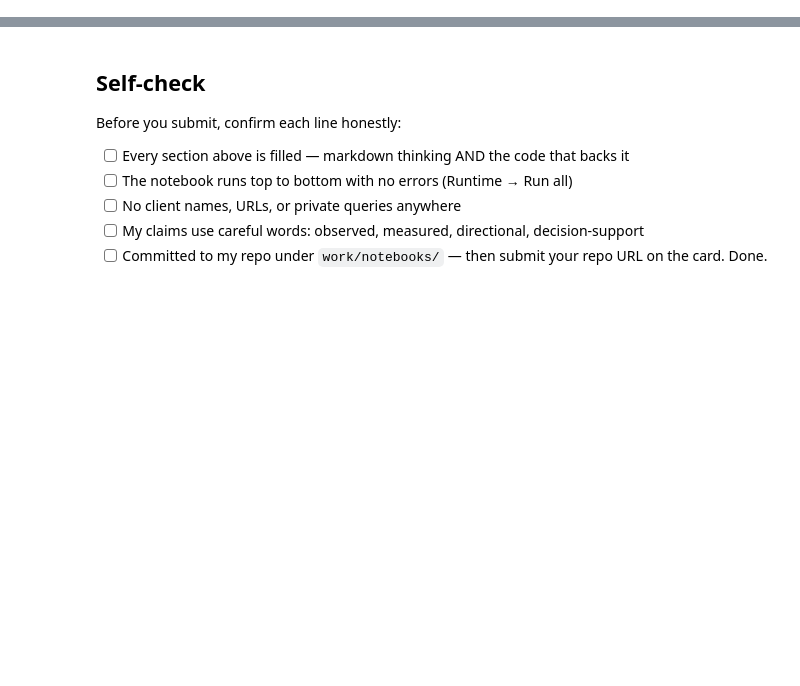
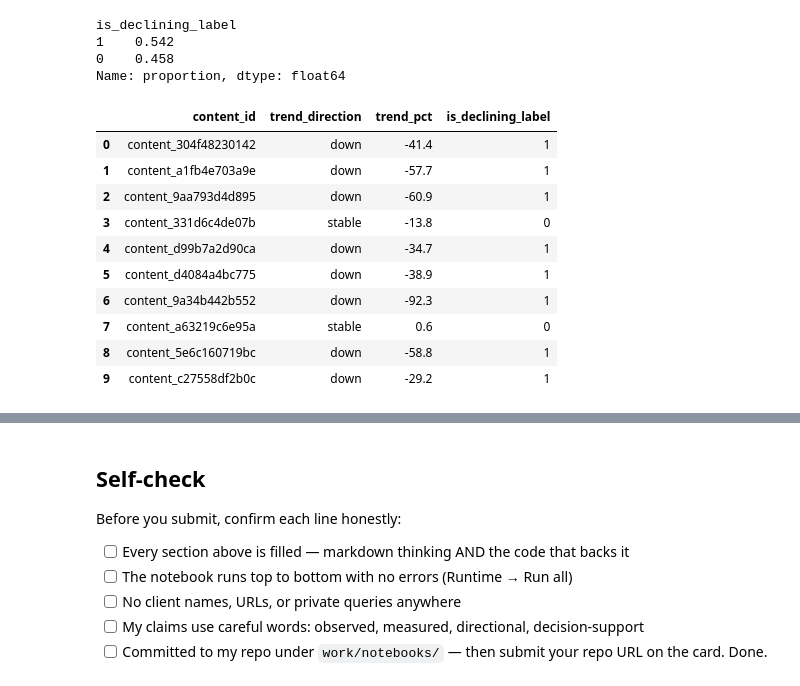
Before and after one commit to Farhaan1057/FlyRank-ml-internship, a Jupyter notebook: work/notebooks/w02_ml_task_framing.ipynb, the cells around one changed output, grey strips where cells are left out. Saved outputs shown, nothing was run; the diff lists cells and outputs as text; code cells hidden in the pictures; blank space fills up the shorter version.

```diff
--- a/work/notebooks/w02_ml_task_framing.ipynb
+++ b/work/notebooks/w02_ml_task_framing.ipynb
@@ -43,0 +69,24 @@ This skeleton is yours to fill. Work the sections **in order** — each one has
+# %%
+import pandas as pd
+
+df = pd.read_csv("data/raw/content_refresh_anonymized.csv")
+df["is_declining_label"] = (df["trend_direction"] == "down").astype(int)
+
+print(df["is_declining_label"].value_counts(normalize=True).round(3))
+df[["content_id", "trend_direction", "trend_pct", "is_declining_label"]].head(10)
+# %% [output]
+is_declining_label
+1    0.542
+0    0.458
+Name: proportion, dtype: float64
+|  | content_id | trend_direction | trend_pct | is_declining_label |
+| 0 | content_304f48230142 | down | -41.4 | 1 |
+| 1 | content_a1fb4e703a9e | down | -57.7 | 1 |
+| 2 | content_9aa793d4d895 | down | -60.9 | 1 |
+| 3 | content_331d6c4de07b | stable | -13.8 | 0 |
+| 4 | content_d99b7a2d90ca | down | -34.7 | 1 |
+| 5 | content_d4084a4bc775 | down | -38.9 | 1 |
+| 6 | content_9a34b442b552 | down | -92.3 | 1 |
+| 7 | content_a63219c6e95a | stable | 0.6 | 0 |
+| 8 | content_5e6c160719bc | down | -58.8 | 1 |
+| 9 | content_c27558df2b0c | down | -29.2 | 1 |
```
Also changed, not shown: parts of 18 cells of this notebook.
